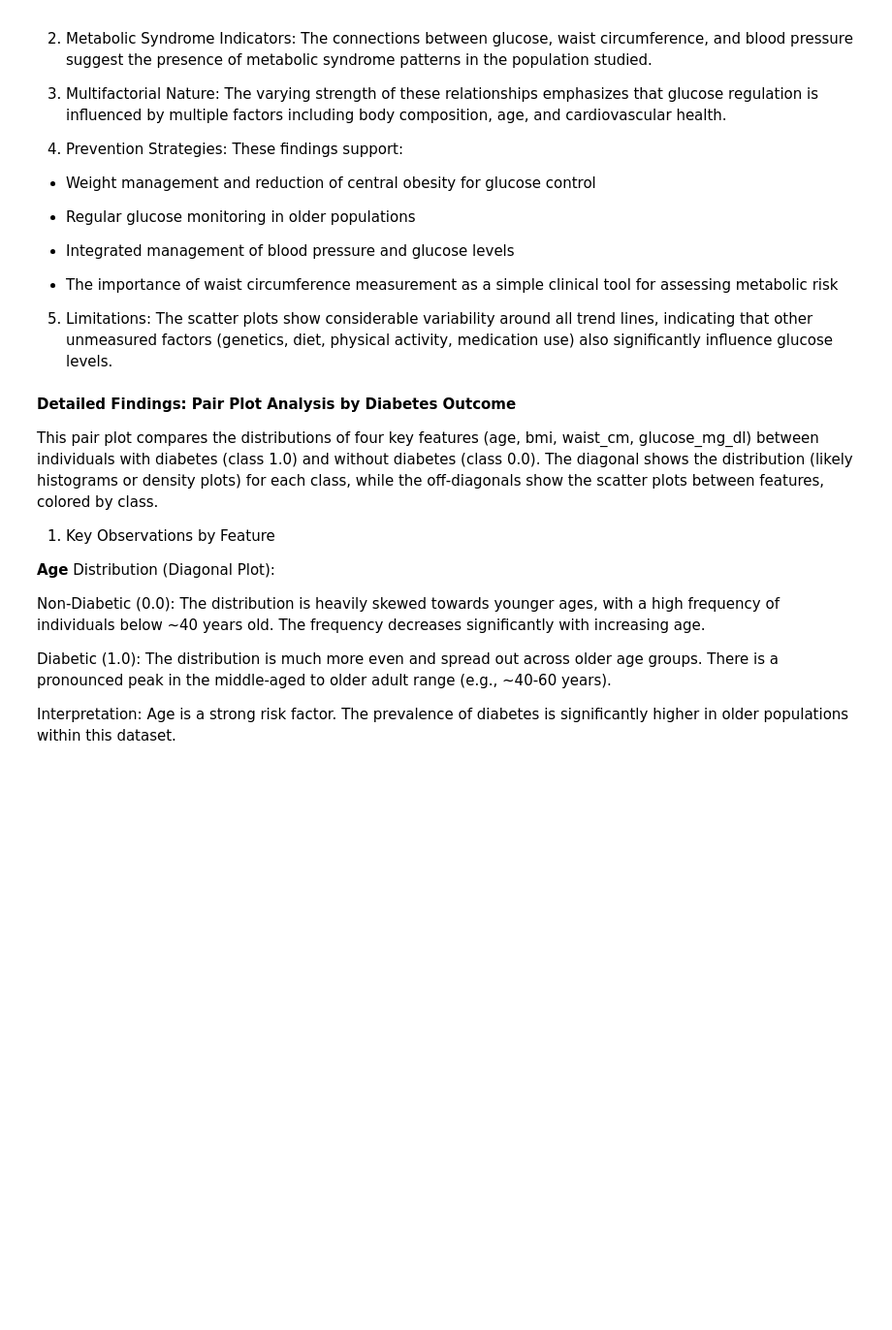
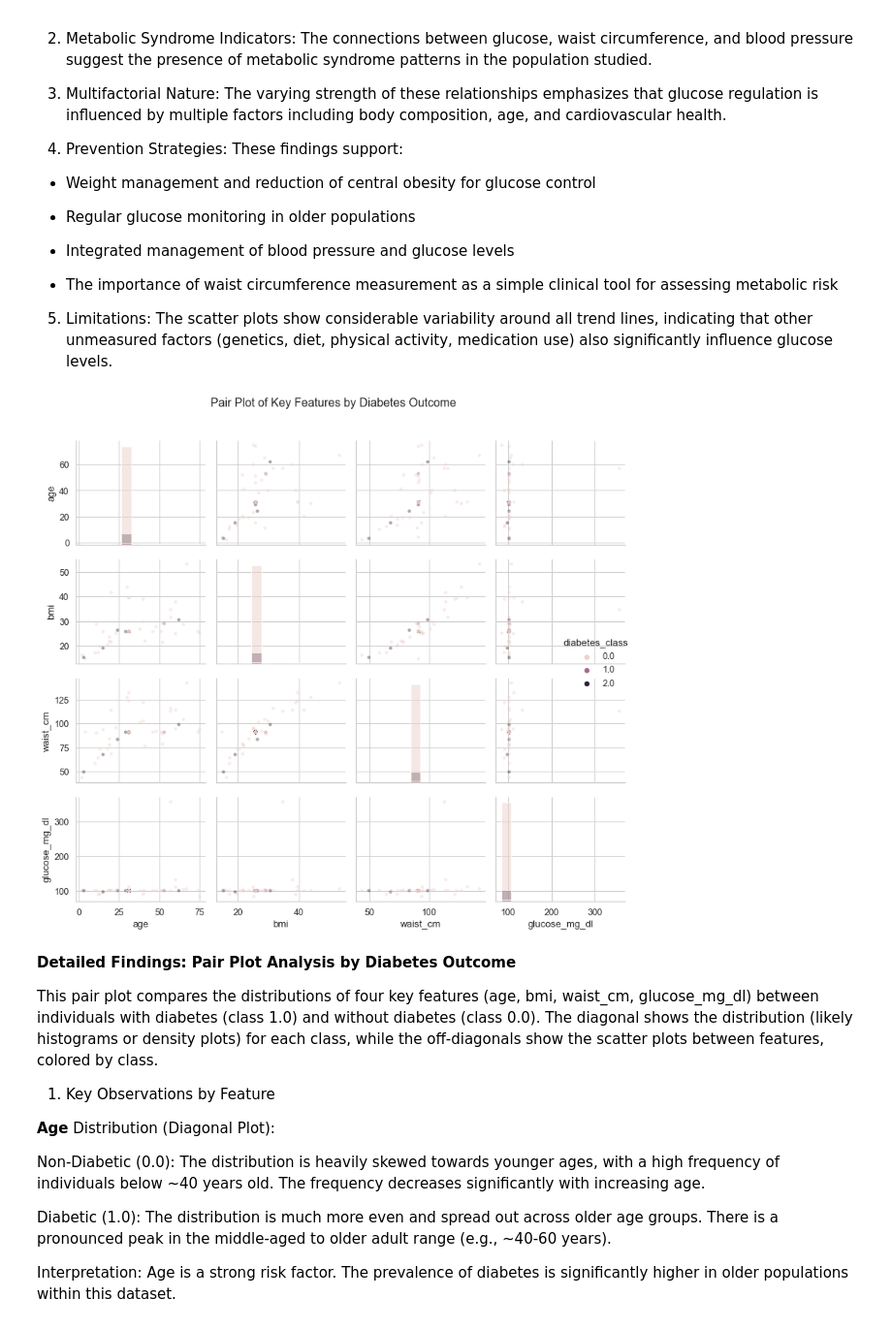
Before and after one commit to OndiekiFrank/type2-diabetes-early-detection-ai-agent, a Jupyter notebook: Notebooks/type2_diabetes_ai_agent.ipynb, the cells around one changed output. Shown at 97% size. Saved outputs shown, nothing was run; the diff lists cells and outputs as text; code cells hidden in the pictures; blank space fills up the shorter version.

```diff
--- a/Notebooks/type2_diabetes_ai_agent.ipynb
+++ b/Notebooks/type2_diabetes_ai_agent.ipynb
@@ -1430,18 +1432,24 @@ Visual Pattern: Shows a clearer positive relationship compared to BMI.
 # %%
 import seaborn as sns
 import matplotlib.pyplot as plt
 
-#  Pair plot of selected numerical features colored by diabetes class
+# Sample size for speed (optional)
+df_sample = df.sample(n=2000, random_state=42) if len(df) > 2000 else df
+
+# Pair plot of selected features by diabetes class
 sns.pairplot(
-    df,
+    data=df_sample,
     vars=["age", "bmi", "waist_cm", "glucose_mg_dl"],
-    hue="diabetes_class",        # use the raw column, not the one-hot encoded version
-    diag_kind="kde",
-    plot_kws={"alpha": 0.5}
+    hue="diabetes_class",
+    diag_kind="hist",
+    plot_kws={"alpha": 0.4, "s": 20, "edgecolor": "none"}  # smaller points, faster render
 )
 
 plt.suptitle("Pair Plot of Key Features by Diabetes Outcome", y=1.02)
+plt.tight_layout()
 plt.show()
+# %% [output]
+[figure, added]
 # %% [markdown]
 **Detailed Findings: Pair Plot Analysis by Diabetes Outcome**
 
```
Also changed, not shown: parts of 14 cells of this notebook.
